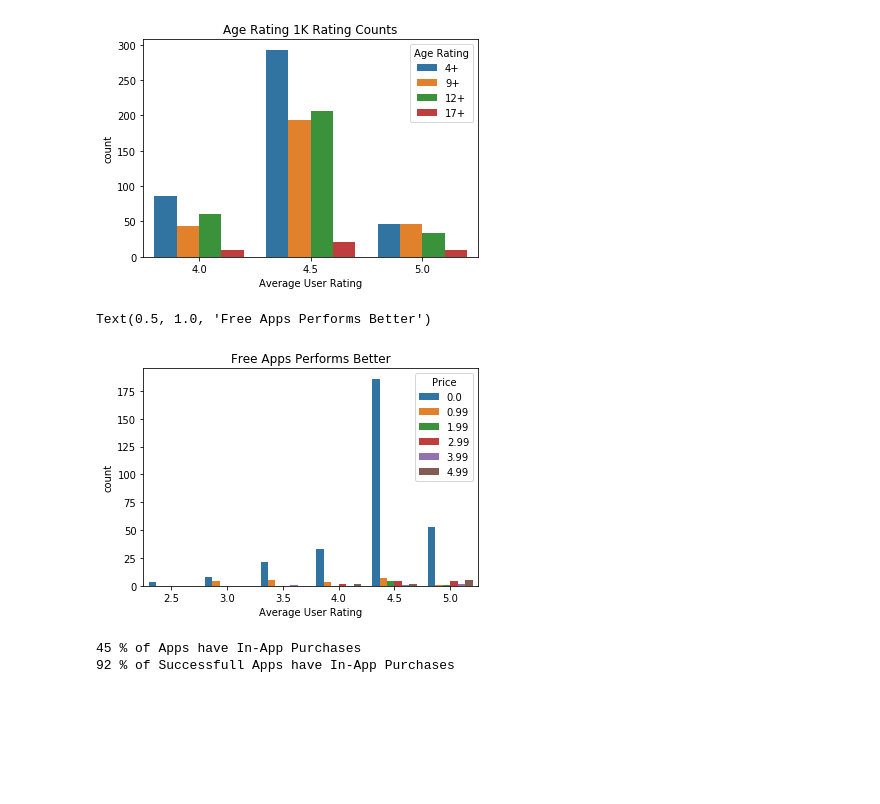
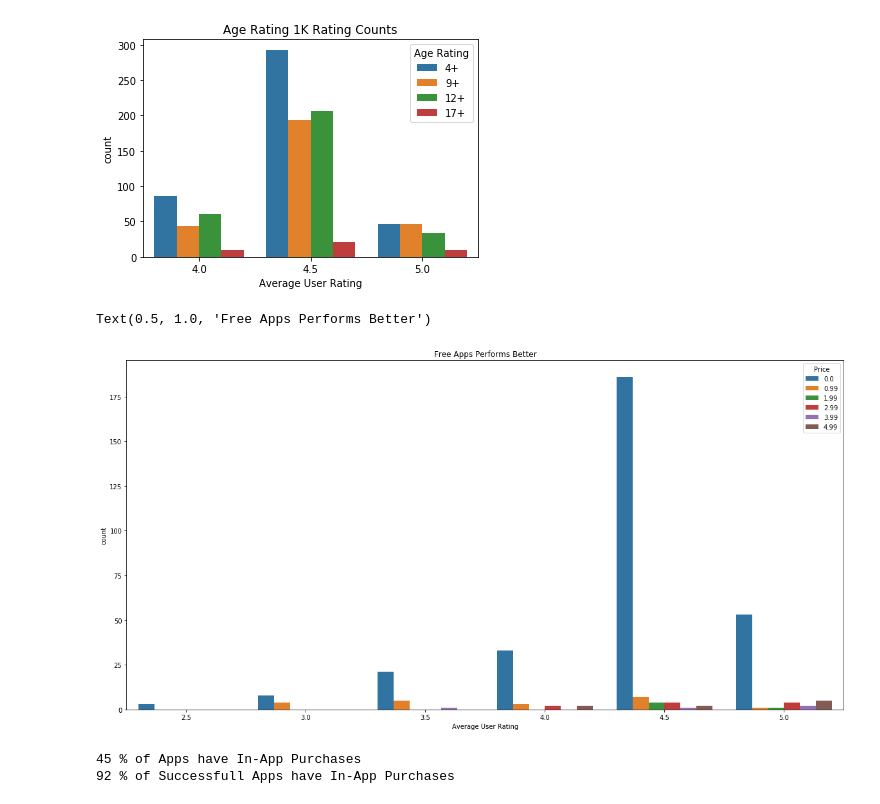
Before and after one commit to SamuelFolledo/DS1.1-Data-Analysis-And-Visualization, a Jupyter notebook: FinalProject/Mobile Strategy Games Analysis.ipynb, the cells around one changed output. Drawn from its saved outputs; the diff is of its cells as text; code cells hidden in the pictures; blank space fills up the shorter version.

```diff
--- a/FinalProject/Mobile Strategy Games Analysis.ipynb
+++ b/FinalProject/Mobile Strategy Games Analysis.ipynb
@@ -566,11 +567,13 @@ Text(0.5, 1.0, 'Age Rating 1K Rating Counts')
 [figure]
 # %%
 successful_apps = df[(df["User Rating Count"] > 10000) & (df["Price"] < 5)]
+plt.figure(figsize=(20,10))
 plot1 = sns.countplot(x="Average User Rating", hue="Price", data=successful_apps)
+
 plot1.set_title("Free Apps Performs Better")
 # %% [output]
 Text(0.5, 1.0, 'Free Apps Performs Better')
-[figure, old version]
+[figure, new version]
 # %%
 in_app_purchase = df["In-app Purchases"].dropna()
 in_app_purchase_percent = len(in_app_purchase) / len(df)
```
Also changed, not shown: parts of 1 cell of this notebook.
